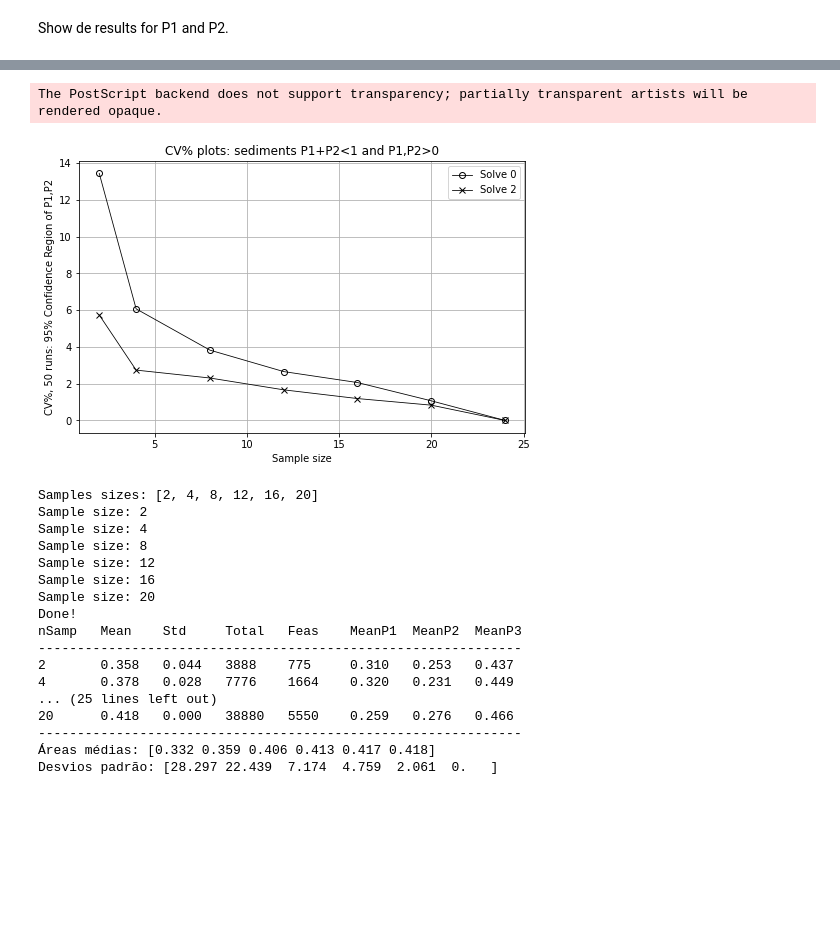
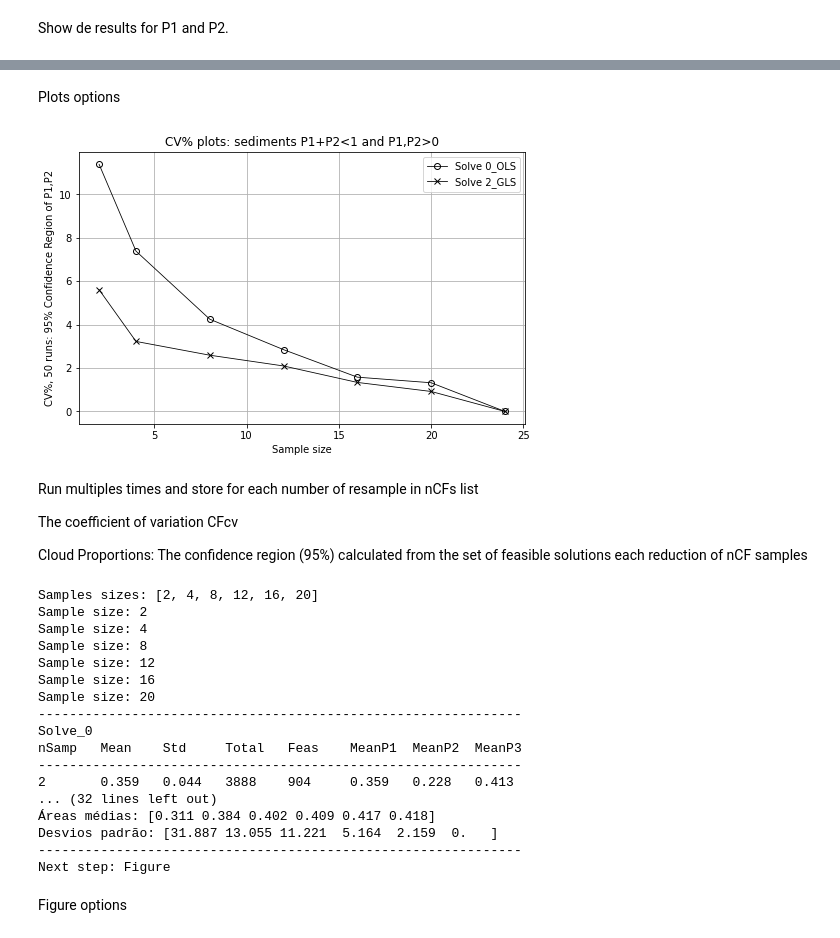
Before and after one commit to tiagoburiol/Fingerprinting, a Jupyter notebook: quick_start.ipynb, the cells around one changed output, grey strips where cells are left out. Drawn from its saved outputs; the diff is of its cells as text; code cells hidden in the pictures; blank space fills up the shorter version.

```diff
--- a/quick_start.ipynb
+++ b/quick_start.ipynb
@@ -11,2 +12,2 @@ Then, we need to create a fingerprint object instance and set the data file.
 # %%
-fp = Fingerprint("sampledata.xls")
+fp = Fingerprint("sampledata.xlsx")
@@ -31,15 +40,3 @@ Sheet name: Sedimentos(Y)
 Columns: ['Fe', 'Mn', 'Cu', 'Zn', 'Ca', 'K', 'P']
 Number of samples: 24
 --
-# %%
-nY = 24 # max 24
-nD = 9  # max 9
-nE = 9  # max 9
-nL = 20 # max 20
-
-
-sY,sD,sE,sL = fp.randon_choice(nY, nD, nE, nL)
-
-# Run the model an get all solutions
-P = fp.run(sY,sD,sE,sL, solve=2)
-print(P.shape)
@@ -47,0 +43,16 @@ print(P.shape)
+# %%
+nsample=[]
+nsample = fp.nsample(nsample)
+print('nsample', nsample)
+
+
+nCB = nsample[0]  # max 9
+nUR = nsample[1]  # max 9
+nCF = nsample[2] # max 20
+nY = nsample[3] # max 24
+
+sY,sCB,sUR,sCF = fp.randon_choice(nY, nCB, nUR, nCF)
+
+# Run the models for all samples and solver options= 0 or 1 or 2
+P = fp.run(sY,sCB,sUR,sCF, solve=2)
+print(P.shape)
@@ -66,11 +82,7 @@ fp.plot2D(P, mean=True, convex_hull = True, title = "Região de confiança com 9
 # %%
-# Run multiples times and store for each
-# number of resample in nYs list and store
-# the coeficient of variation CVYs
-
 nYs = [2,4,8,12,16,20,24]
 
-Ycv0, Ycv1, Ycv2 = fp.multi_runs(50, nYs,nD,nE,nL)
+Ycv0, Ycv1, Ycv2 = fp.multi_runs(50, nYs,nCB,nUR,nCF, plots2D=[2,12,20])
 # %% [output]
 Samples sizes: [2, 4, 8, 12, 16, 20, 24]
 Sample size: 2
@@ -98,3 +129,5 @@ Y1_1 = Ycv1.copy()
 
 X1_2 = nYs.copy()
 Y1_2 = Ycv2.copy()
+# %% [markdown]
+Plots options
@@ -101,30 +136,32 @@ Y1_2 = Ycv2.copy()
 # %%
-import matplotlib.pyplot as plt
-
 fig = plt.figure(figsize=(8, 5))
 plt.plot(X1_0, Y1_0, "ko-",
          #X1_1, Y1_1, "ks-",
          X1_2, Y1_2, "kx-",
         fillstyle='none',
         linewidth=0.8)
 #plt.plot(X1, Y1, "o-", )
 plt.title('CV% plots: sediments P1+P2<1 and P1,P2>0')
 plt.xlabel('Sample size')
 plt.ylabel('CV%, 50 runs: 95% Confidence Region of P1,P2')
-plt.legend(['Solve 0',
+plt.legend(['Solve 0_OLS',
             #'Solve 1',
-            'Solve 2'], loc='upper right')
-plt.savefig('P1+P2<1_and_P1,P2>0.eps')
+            'Solve 2_GLS'], loc='upper right')
+plt.savefig('Coeff_Var_nY.png')
 
 plt.grid()
 plt.show()
 # %% [output]
-The PostScript backend does not support transparency; partially transparent artists will be rendered opaque.
-[figure, old version]
+[figure, new version]
+# %% [markdown]
+Run multiples times and store for each number of resample in nCFs list
+
+The coefficient of variation CFcv
+
+Cloud Proportions: The confidence region (95%) calculated from the set of feasible solutions each reduction of nCF samples
 # %%
-nLs = [2,4,8,12,16,20]
-
-Lcv0, Lcv1, Lcv2 = fp.multi_runs(50, nY,nD,nE,nLs)
+nCFs = [2,4,8,12,16,20]
+CFcv0, CFcv1, CFcv2 = fp.multi_runs(50, nY,nCB,nUR,nCFs)
 # %% [output]
 Samples sizes: [2, 4, 8, 12, 16, 20]
 Sample size: 2
@@ -133,14 +170,14 @@ Sample size: 8
 Sample size: 12
 Sample size: 16
 Sample size: 20
-Done!
+--------------------------------------------------------------
+Solve_0
 nSamp   Mean    Std     Total   Feas    MeanP1  MeanP2  MeanP3
 --------------------------------------------------------------
-2       0.358   0.044   3888    775     0.310   0.253   0.437
-4       0.378   0.028   7776    1664    0.320   0.231   0.449
-... (25 lines left out)
-20      0.418   0.000   38880   5550    0.259   0.276   0.466
+2       0.359   0.044   3888    904     0.359   0.228   0.413
+... (32 lines left out)
+Áreas médias: [0.311 0.384 0.402 0.409 0.417 0.418]
+Desvios padrão: [31.887 13.055 11.221  5.164  2.159  0.   ]
 --------------------------------------------------------------
-Áreas médias: [0.332 0.359 0.406 0.413 0.417 0.418]
-Desvios padrão: [28.297 22.439  7.174  4.759  2.061  0.   ]
+Next step: Figure
 # %%
@@ -155,3 +192,5 @@ Y2_2 = Lcv2.copy()
+# %% [markdown]
+Figure options
 # %%
 import matplotlib.pyplot as plt
 
```
Also changed, not shown: parts of 21 cells of this notebook, 1 other file.
